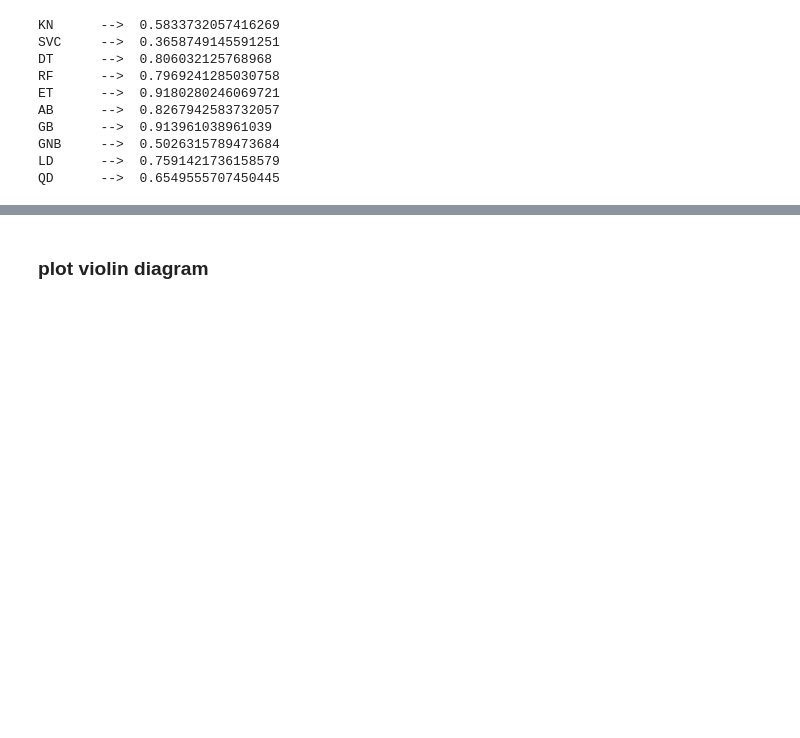
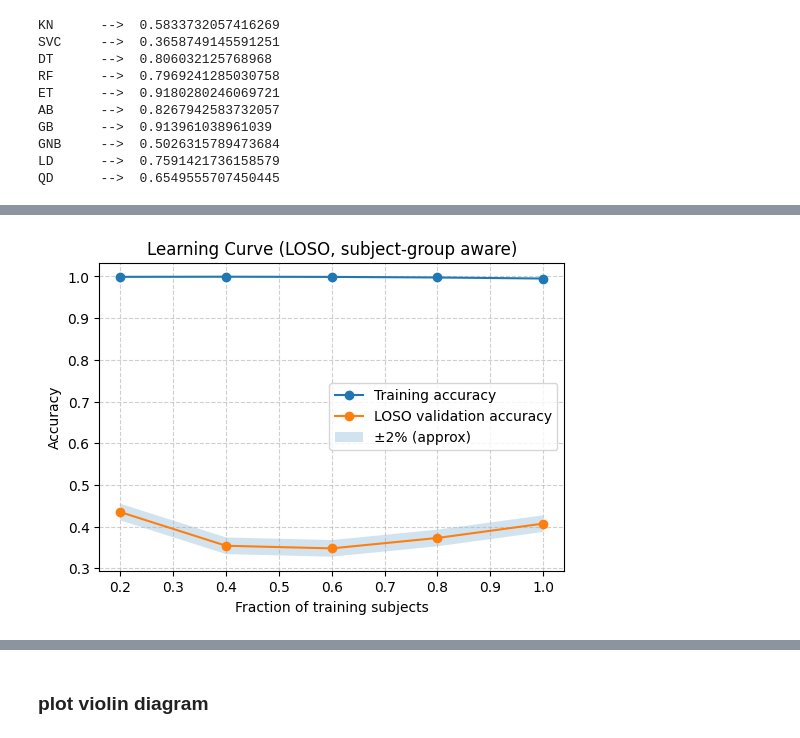
Before and after one commit to inachenyx/painClassify, a Jupyter notebook: painClass.ipynb, the cells around one changed output, grey strips where cells are left out. Cells and saved outputs as stored; diff of their text form; code cells hidden in the pictures; blank space fills up the shorter version.

```diff
--- a/painClass.ipynb
+++ b/painClass.ipynb
@@ -398,3 +481,81 @@ NameError: name 'np' is not defined
+# %%
+import numpy as np
+import matplotlib.pyplot as plt
+from sklearn.ensemble import ExtraTreesClassifier
+from sklearn.model_selection import GroupKFold
+from sklearn.metrics import accuracy_score
+
+# Example classifier
+clf = ExtraTreesClassifier(
+    n_estimators=200,
+    max_depth=15,
+    min_samples_leaf=2,
+    random_state=42,
+    n_jobs=-1
+)
+
+# Custom learning curve with GroupKFold (LOSO)
+def group_learning_curve(estimator, X, y, groups, train_sizes, random_state=42):
+    train_scores = []
+    val_scores = []
+
+    rng = np.random.RandomState(random_state)
+    unique_subjects = np.unique(groups)
+    n_subjects = len(unique_subjects)
+
+    cv = GroupKFold(n_splits=n_subjects)  # LOSO CV
+
+    for frac in train_sizes:
+        frac_train_scores = []
+        frac_val_scores = []
+
+        for train_idx, val_idx in cv.split(X, y, groups):
+            # subset of training subjects
+            train_subjects = np.unique(groups[train_idx])
+            n_keep = max(1, int(frac * len(train_subjects)))
+            chosen_subjects = rng.choice(train_subjects, size=n_keep, replace=False)
+
+            mask = np.isin(groups[train_idx], chosen_subjects)
+            X_sub, y_sub = X[train_idx][mask], y[train_idx][mask]
+
+            if len(np.unique(y_sub)) < 2:  # need at least 2 classes
+                continue
+
+            est = estimator
+            est.fit(X_sub, y_sub)
+
+            # train acc
+            frac_train_scores.append(accuracy_score(y_sub, est.predict(X_sub)))
+
+            # val acc (on left-out subject)
+            frac_val_scores.append(accuracy_score(y[val_idx], est.predict(X[val_idx])))
+
+        train_scores.append(np.mean(frac_train_scores))
+        val_scores.append(np.mean(frac_val_scores))
+
+    return train_scores, val_scores
+
+
+# ---- Run learning curve ----
+train_sizes = [0.2, 0.4, 0.6, 0.8, 1.0]
+train_scores, val_scores = group_learning_curve(clf, X, y, groups, train_sizes)
+
+# ---- Plot like skplt ----
+plt.figure(figsize=(6,4))
+plt.plot(train_sizes, train_scores, "o-", label="Training accuracy")
+plt.plot(train_sizes, val_scores, "o-", label="LOSO validation accuracy")
+plt.fill_between(train_sizes,
+                 np.array(val_scores) - 0.02,
+                 np.array(val_scores) + 0.02,
+                 alpha=0.2, label="±2% (approx)")
+plt.xlabel("Fraction of training subjects")
+plt.ylabel("Accuracy")
+plt.title("Learning Curve (LOSO, subject-group aware)")
+plt.legend()
+plt.grid(True, linestyle="--", alpha=0.6)
+plt.show()
+# %% [output]
+[figure, added]
 # %%
 # X.shape = (960,78), y.shape = (960,)
 subject_ids = np.array([i for i in range(20) for _ in range(48)])
```
Also changed, not shown: parts of 12 cells of this notebook.
